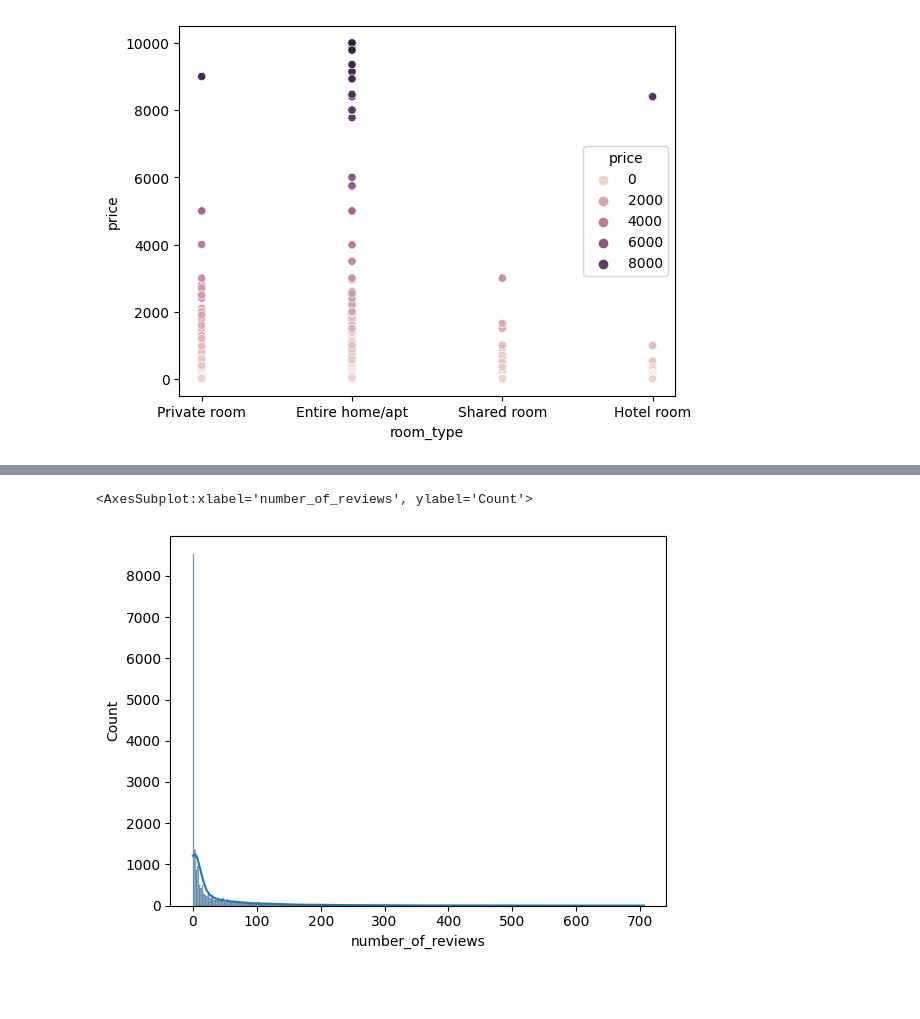
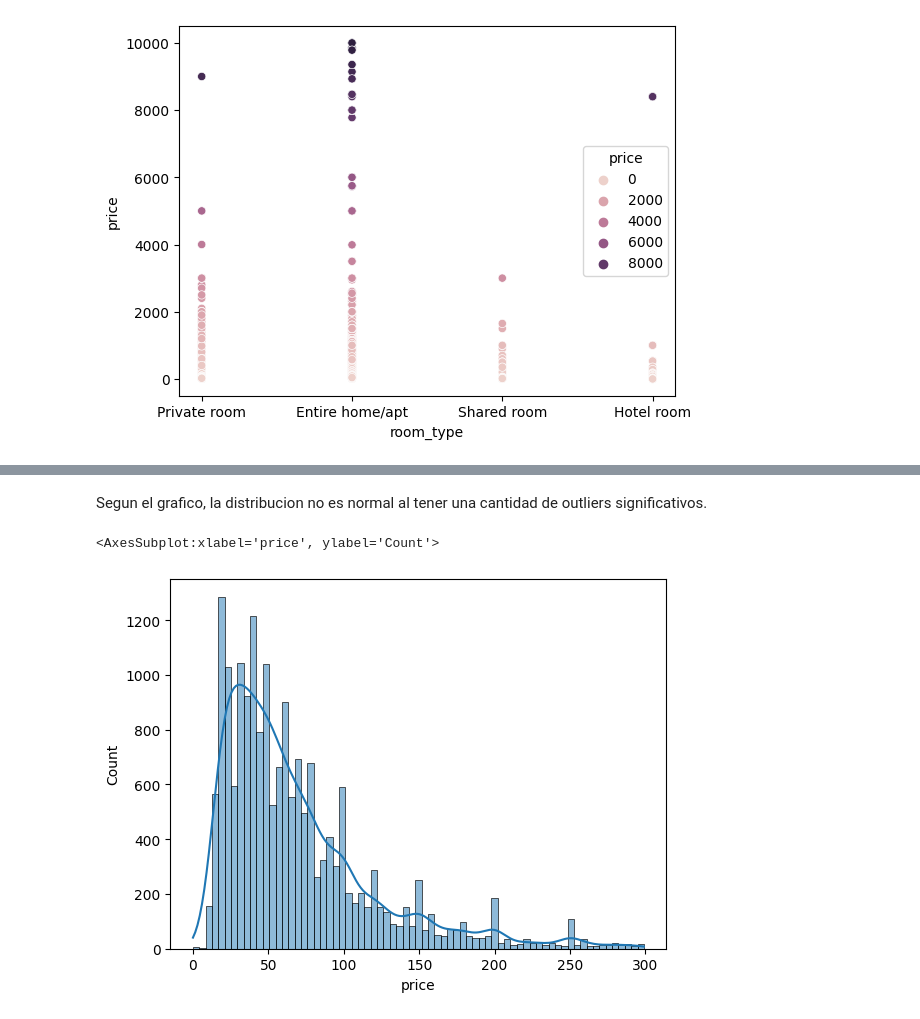
Before and after one commit to Factoria-F5-AI-Bootcamp-1-Edicion/Madrid_AirB-B, a Jupyter notebook: Madrid Airbnb.ipynb, the cells around one changed output, grey strips where cells are left out. Cells and saved outputs as stored; diff of their text form; code cells hidden in the pictures; blank space fills up the shorter version.

```diff
--- a/Madrid Airbnb.ipynb
+++ b/Madrid Airbnb.ipynb
@@ -414,5 +390,9 @@ sns.histplot(data=df, x="price", kde=True)
-# %%
-sns.histplot(data=df, x="number_of_reviews", kde=True)
-# %% [output]
-<AxesSubplot:xlabel='number_of_reviews', ylabel='Count'>
-[figure, removed]
+# %% [markdown]
+Segun el grafico, la distribucion no es normal al tener una cantidad de outliers significativos.
+# %%
+#Se grafica el histograma excluyendo los outliers.
+sin_outliers = df[df["price"]<300]
+sns.histplot(data=sin_outliers, x="price", kde=True)
+# %% [output]
+<AxesSubplot:xlabel='price', ylabel='Count'>
+[figure, added]
```
Also changed, not shown: parts of 26 cells of this notebook.
